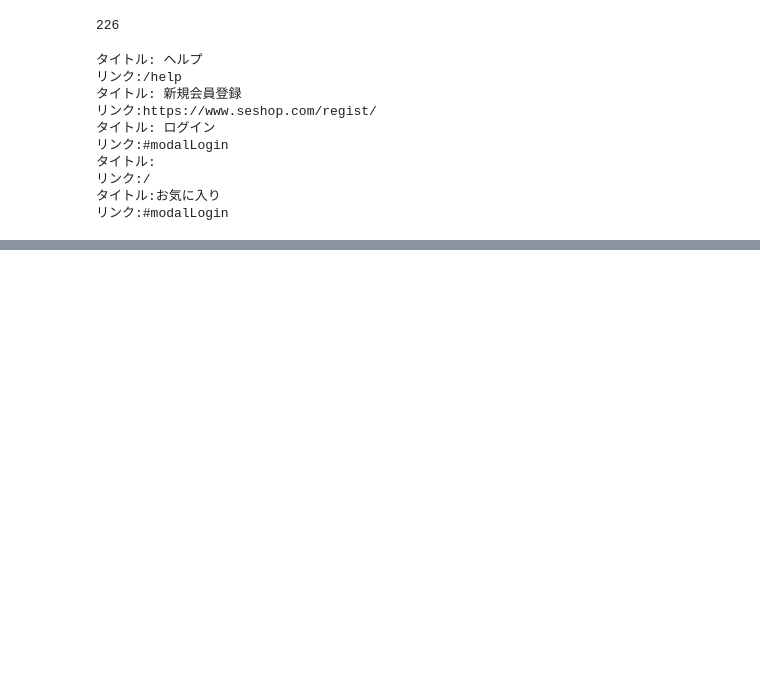
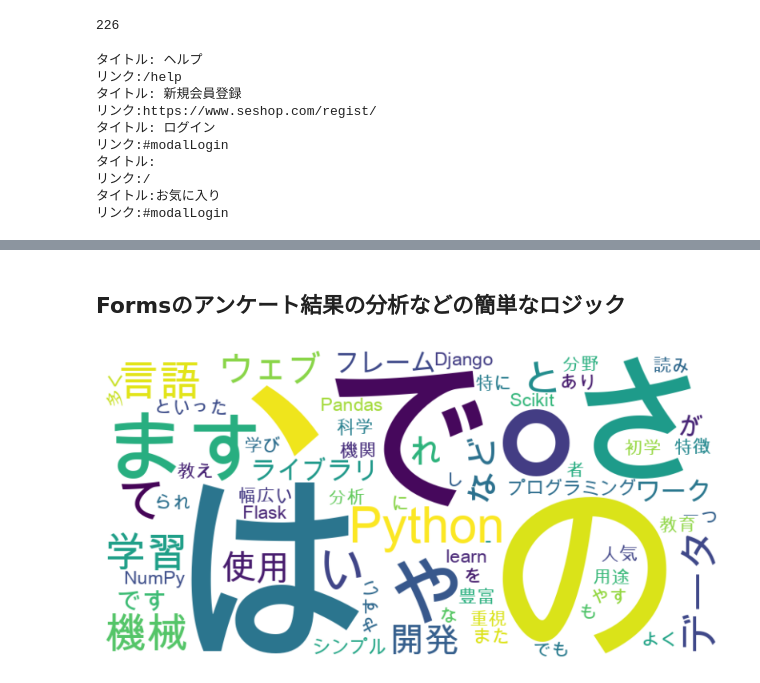
Before and after one commit to phonon-py/ZTest_ws, a Jupyter notebook: data_analysis4.ipynb, the cells around one changed output, grey strips where cells are left out. Saved outputs shown, nothing was run; the diff lists cells and outputs as text; code cells hidden in the pictures; blank space fills up the shorter version.

```diff
--- a/data_analysis4.ipynb
+++ b/data_analysis4.ipynb
@@ -118,0 +213,39 @@ for div in divs[:5]:
+# %% [markdown]
+## Formsのアンケート結果の分析などの簡単なロジック
+# %%
+# サンプルテキスト
+sample_text = """
+Pythonはプログラミング言語の一つで、シンプルさと読みやすさを重視しています。
+データ分析や機械学習、ウェブ開発など、幅広い用途で使用されています。
+Pythonの特徴は、豊富なライブラリとフレームワークです。
+特にデータ科学や機械学習の分野では、PandasやNumPy、Scikit-learnなどのライブラリが人気です。
+また、ウェブ開発では、DjangoやFlaskといったフレームワークがよく使用されます。
+Pythonは初学者にも学びやすい言語であり、多くの教育機関でも教えられています。
+"""
+
+# MeCabの初期化
+mecab = MeCab.Tagger('-Ochasen')
+
+# 形態素解析の実行
+result = mecab.parse(sample_text)
+
+# 解析結果の処理
+word_count = {}  # 単語の出現回数を格納する辞書
+for line in result.split('\n'):
+    if line == 'EOS' or line == '':
+        continue  # EOSまたは空行の場合はスキップ
+    parts = line.split('\t')
+    word = parts[0]  # 単語を取得
+    word_count[word] = word_count.get(word, 0) + 1  # 辞書に単語を追加し、出現回数をカウント
+
+# WordCloud オブジェクトの生成
+wordcloud = WordCloud(font_path='/System/Library/Fonts/Supplemental/Arial Unicode.ttf',
+                      background_color='white', width=800, height=400).generate_from_frequencies    (word_count)
+
+# ワードクラウドの表示
+plt.figure(figsize=(10, 5))
+plt.imshow(wordcloud, interpolation='bilinear')
+plt.axis('off')  # 軸をオフに
+plt.show()
+# %% [output]
+[figure, added]
```
Also changed, not shown: parts of 12 cells of this notebook.
